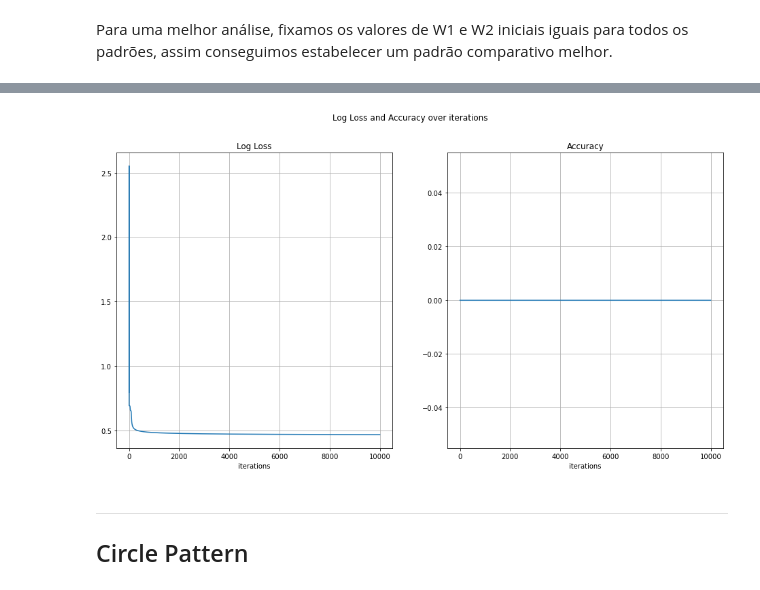
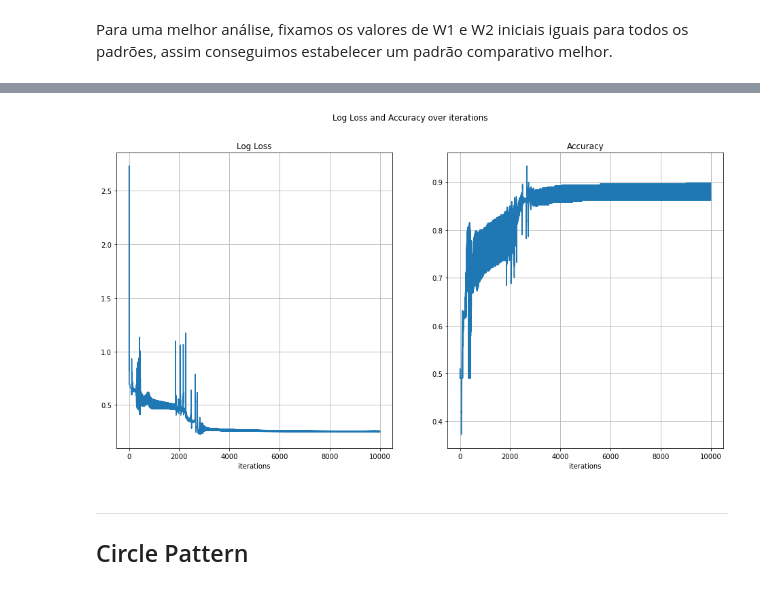
Before and after one commit to BulgarelliM/Computational-Intelligence, a Jupyter notebook: Neural_Network/Backprop_Exercise_HW.ipynb, the cells around one changed output, grey strips where cells are left out. Drawn from its saved outputs; the diff is of its cells as text; code cells hidden in the pictures.

```diff
--- a/Neural_Network/Backprop_Exercise_HW.ipynb
+++ b/Neural_Network/Backprop_Exercise_HW.ipynb
@@ -79,9 +79,10 @@ def accuracy_fn(y_true, y_pred):
     Accuracy function
     """
     acertos = 0
+    y_pred_new = (y_pred > 0.5).astype(int)
     for i in range(len(y_true)):
-        if(y_true[i] == y_pred[i]):
-            acertos += 1
+        if(y_true[i] == y_pred_new[i]):
+             acertos += 1
     return acertos/len(y_true)
 
 def loss_fn(y_true, y_pred, eps=1e-16):
@@ -105,9 +106,9 @@ def forward_pass(W1, W2):
     global y
     global num_
     # First, compute the new predictions `y_pred`
-    z_2 = np.dot(x_mat, W_1)
+    z_2 = np.dot(x_mat, W1)
     a_2 = sigmoid(z_2)
-    z_3 = np.dot(a_2, W_2)
+    z_3 = np.dot(a_2, W2)
     y_pred = sigmoid(z_3).reshape((len(x_mat),))
     # Now compute the gradient
     J_z_3_grad = -y + y_pred
@@ -164,8 +165,8 @@ W_1_default = np.random.uniform(-1,1, (3,4))
 W_2_default = np.random.uniform(-1,1, 4)
 # %%
 #### Initialize the network parameters
-W_1 = W_1_default
-W_2 = W_2_default
+W_1 = W_1_default.copy()
+W_2 = W_2_default.copy()
 num_iter = 10000
 learning_rate = 0.05
 x_mat = x_mat_full
@@ -215,4 +216,4 @@ Accuracy:  0.0
-[figure, old version]
+[figure, new version]
 # %% [markdown]
 _______________________________
 ## Circle Pattern
```
Also changed, not shown: parts of 17 cells of this notebook.
